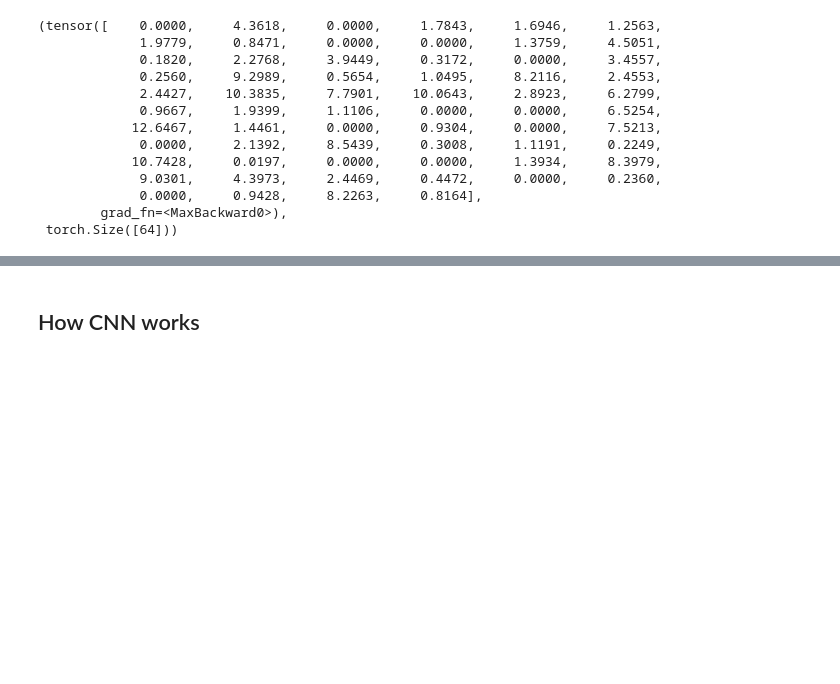
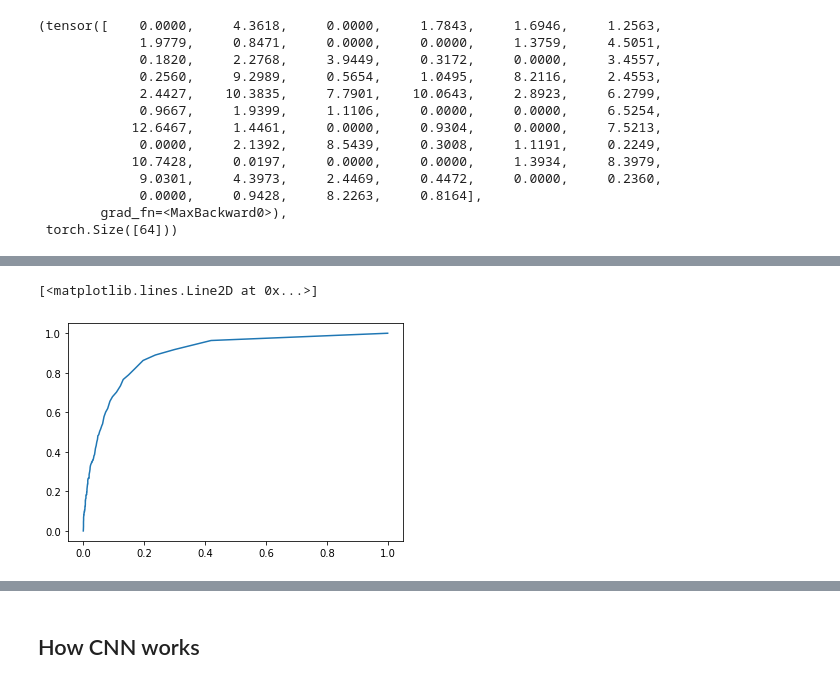
Before and after one commit to jdasam/ant5015-2022Spring, a Jupyter notebook: 6th_week_livecoding.ipynb, the cells around one changed output, grey strips where cells are left out. Saved outputs shown, nothing was run; the diff lists cells and outputs as text; code cells hidden in the pictures; blank space fills up the shorter version.

```diff
--- a/6th_week_livecoding.ipynb
+++ b/6th_week_livecoding.ipynb
@@ -227,0 +310,10 @@ tensor([-0.3051, -2.8393, -0.2600, -1.5165, -4.5268, -2.7030,  0.5587,  2.5728,
+# %%
+threshold = 0.5
+# rand_pred = torch.rand_like(pred)
+pred_thresh = (pred > threshold)
+match_or_not = pred_thresh == label
+
+match_or_not.sum() / (pred.shape[0] * pred.shape[1])
+
+
+# pred[0] > threshold, label[0]
@@ -227,0 +326,6 @@ tensor([-0.3051, -2.8393, -0.2600, -1.5165, -4.5268, -2.7030,  0.5587,  2.5728,
+# %%
+sample_id = 3
+print(trainset.vocab[torch.where(pred_thresh[sample_id])[0]])
+
+audio, label = testset[sample_id]
+ipd.display(ipd.Audio(audio, rate=testset.sr))
@@ -227,0 +338,14 @@ tensor([-0.3051, -2.8393, -0.2600, -1.5165, -4.5268, -2.7030,  0.5587,  2.5728,
+# %%
+def get_tpr_fpr(pred, target, threshold):
+  thresh_pred = pred > threshold
+
+  num_total_gt_true = target.sum()
+  num_total_gt_false = (1-target).sum()
+  num_true_positive = ((target==1) * (thresh_pred==1)).sum()
+  num_false_positive = ((target==0) * (thresh_pred==1)).sum()
+
+  true_positive_ratio = num_true_positive / num_total_gt_true
+  false_positive_ratio = num_false_positive / num_total_gt_false
+  return true_positive_ratio.item(), false_positive_ratio.item()
+
+get_tpr_fpr(pred, label, threshold=0.5)
@@ -227,0 +354,3 @@ tensor([-0.3051, -2.8393, -0.2600, -1.5165, -4.5268, -2.7030,  0.5587,  2.5728,
+# %%
+roc = [ get_tpr_fpr(pred, label, i/100) for i in range(100)]
+roc[:10]
@@ -227,0 +368,5 @@ tensor([-0.3051, -2.8393, -0.2600, -1.5165, -4.5268, -2.7030,  0.5587,  2.5728,
+# %%
+plt.plot([x[1] for x in roc], [x[0] for x in roc])
+# %% [output]
+[<matplotlib.lines.Line2D at 0x...>]
+[figure, added]
```
Also changed, not shown: parts of 24 cells of this notebook.
